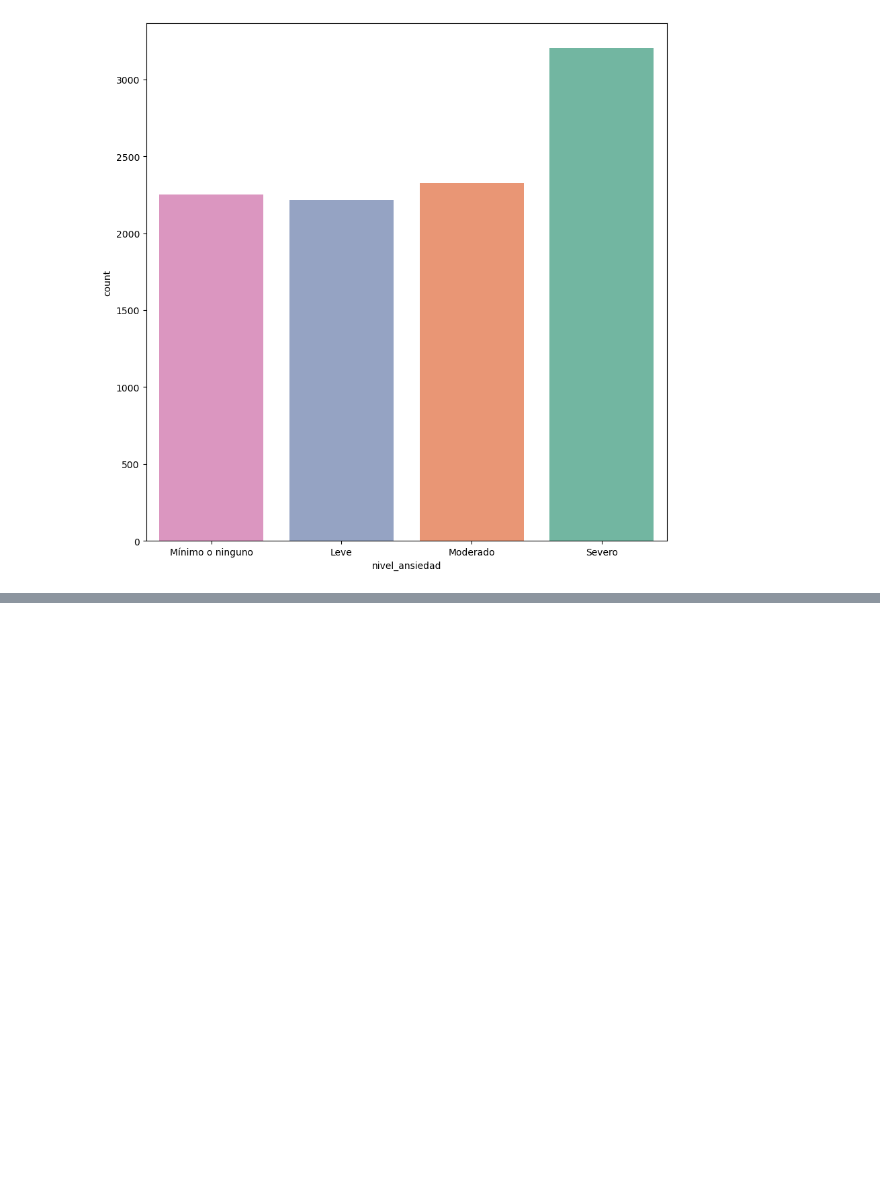
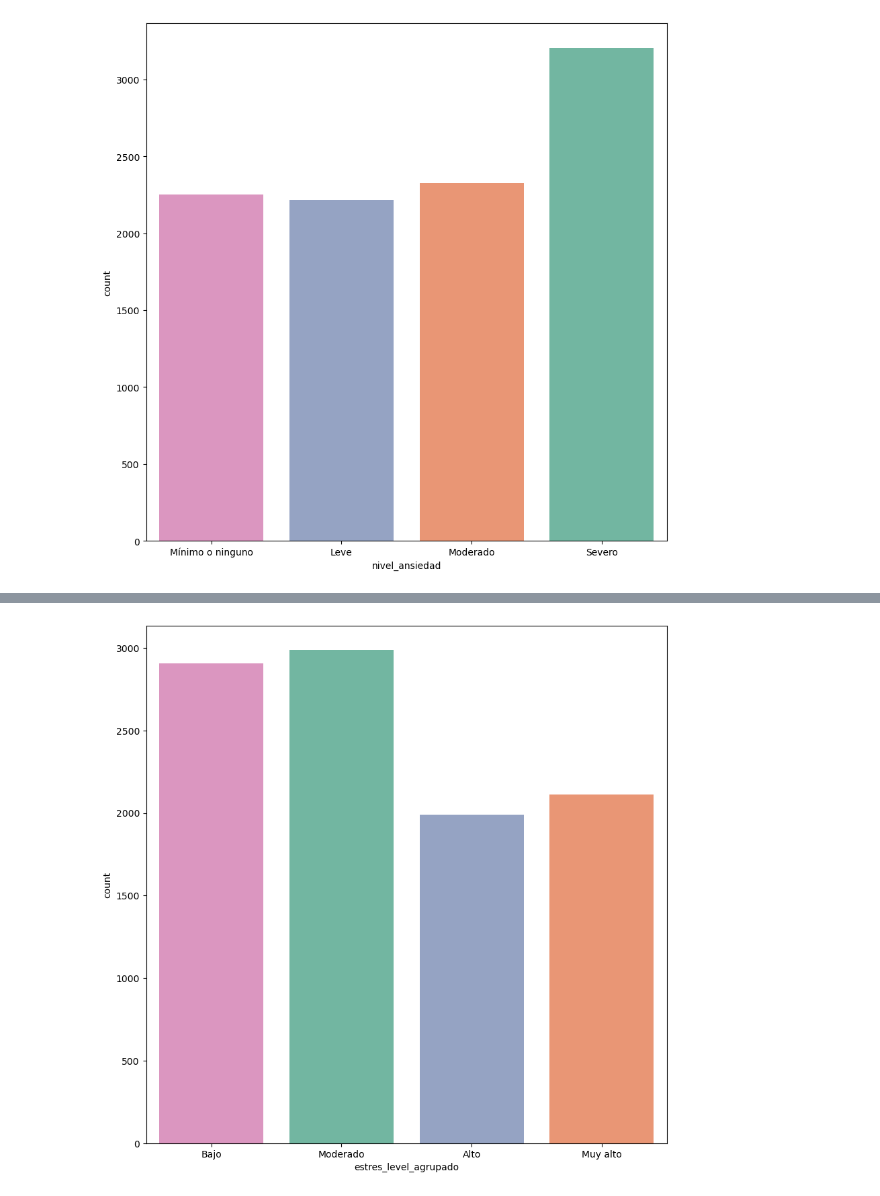
Before and after one commit to Martitaa/MentalHealth_Visualitation_LauraPArejo_MAgdalaPErez_LucianaYelicich_MartaSanz, a Jupyter notebook: EDA.ipynb, the cells around one changed output, grey strips where cells are left out. Drawn from its saved outputs; the diff is of its cells as text; code cells hidden in the pictures; blank space fills up the shorter version.

```diff
--- a/EDA.ipynb
+++ b/EDA.ipynb
@@ -356,0 +410,18 @@ memory usage: 1.3+ MB
+# %%
+categorizacion_estres = []
+
+for i in df["stress_level"]:
+    if 0 <= i <= 3:
+        categorizacion_estres.append("Bajo")
+    elif 4 <= i <= 6:
+        categorizacion_estres.append("Moderado")
+    elif 7 <= i <= 8:
+        categorizacion_estres.append("Alto")
+    elif 9 <= i <= 11:
+        categorizacion_estres.append("Muy alto")
+    else:
+        categorizacion_estres.append("Fuera de rango")
+
+df["estres_level_agrupado"] = categorizacion_estres
+
+print(df[["stress_level", "estres_level_agrupado"]])
@@ -356,0 +443,20 @@ memory usage: 1.3+ MB
+# %%
+orden_categorias_estres = [
+    "Bajo",
+    "Moderado",
+    "Alto",
+    "Muy alto"
+]
+
+plt.figure(figsize=(10,10))
+sns.countplot(
+    x='estres_level_agrupado',
+    data=df,
+    hue='estres_level_agrupado',
+    palette='Set2',
+    legend=False,
+    order=orden_categorias_estres  # <-- aquí indicamos el orden
+)
+plt.show()
+# %% [output]
+[figure, added]
```
Also changed, not shown: parts of 9 cells of this notebook.
